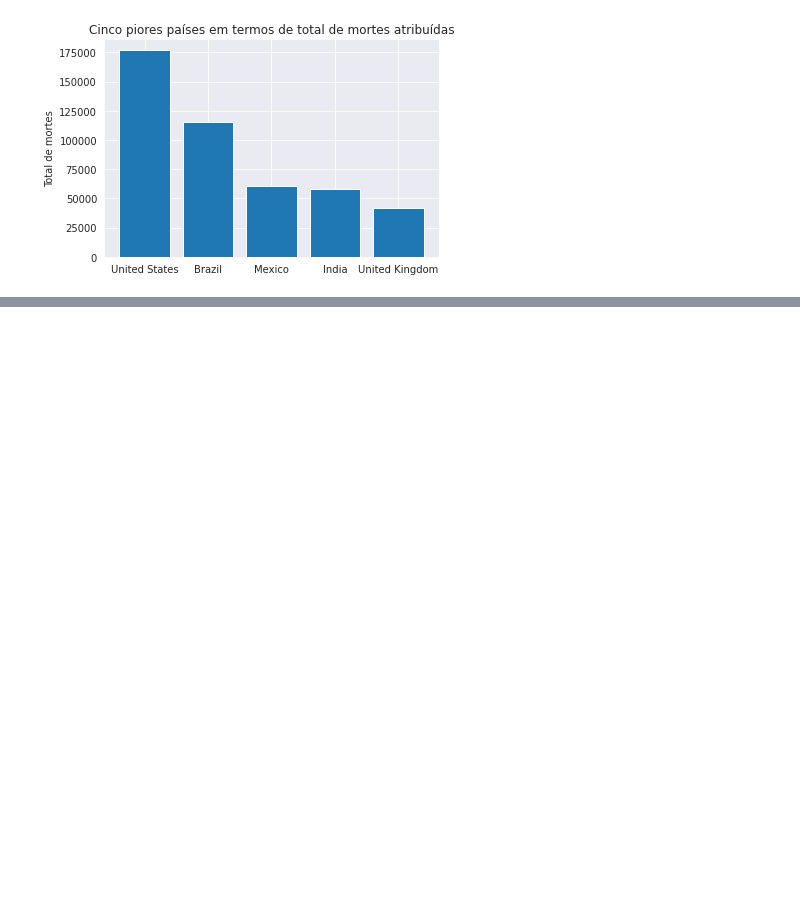
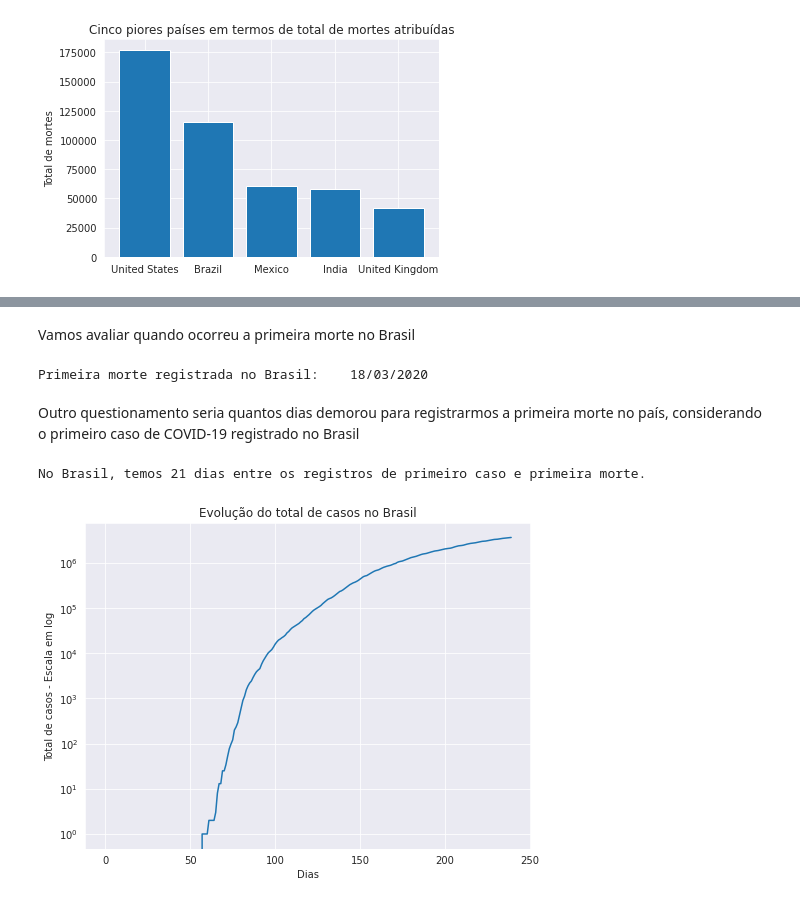
Before and after one commit to caiobmbr/datascience-projects, a Jupyter notebook: Panorama_do_COVID_19_no_Brasil.ipynb, the cells around one changed output, grey strips where cells are left out. Saved outputs shown, nothing was run; the diff lists cells and outputs as text; code cells hidden in the pictures; blank space fills up the shorter version.

```diff
--- a/Panorama_do_COVID_19_no_Brasil.ipynb
+++ b/Panorama_do_COVID_19_no_Brasil.ipynb
@@ -274,0 +287,4 @@ plt.show()
+# %%
+# realizando uma cópia do dataframe somente com as entradas relacionadas ao Brasil
+df_brasil = df.loc[df.location == "Brazil"].copy().reset_index(drop=True)
+df_brasil.head()
@@ -274,0 +298,26 @@ plt.show()
+# %% [markdown]
+Vamos avaliar quando ocorreu a primeira morte no Brasil
+# %%
+# buscando a data quando ocorreu a primeira morte no brasil
+prim_morte_br = df_brasil.date.dt.strftime('%d/%m/%Y').loc[df_brasil.new_deaths != 0.0].iloc[0]
+print('Primeira morte registrada no Brasil:\t{}'.format(prim_morte_br))
+# %% [output]
+Primeira morte registrada no Brasil:    18/03/2020
+# %% [markdown]
+Outro questionamento seria quantos dias demorou para registrarmos a primeira morte no país, considerando o primeiro caso de COVID-19 registrado no Brasil
+# %%
+prim_caso_br = df_brasil.date.loc[df_brasil.new_cases != 0.0].iloc[0]
+delta_dias = df_brasil.date.loc[df_brasil.new_deaths != 0.0].iloc[0] - prim_caso_br
+print('No Brasil, temos {} dias entre os registros de primeiro caso e primeira morte.'.format(delta_dias.days))
+# %% [output]
+No Brasil, temos 21 dias entre os registros de primeiro caso e primeira morte.
+# %%
+# plotando um gráfico em escala logarítimica para avaliação do avanço de total de mortes no mundo
+df_brasil.total_cases.plot(logy=True, figsize=(8,6))
+
+plt.xlabel("Dias")
+plt.ylabel("Total de casos - Escala em log")
+plt.title("Evolução do total de casos no Brasil")
+plt.show()
+# %% [output]
+[figure, added]
```
Also changed, not shown: parts of 19 cells of this notebook.
